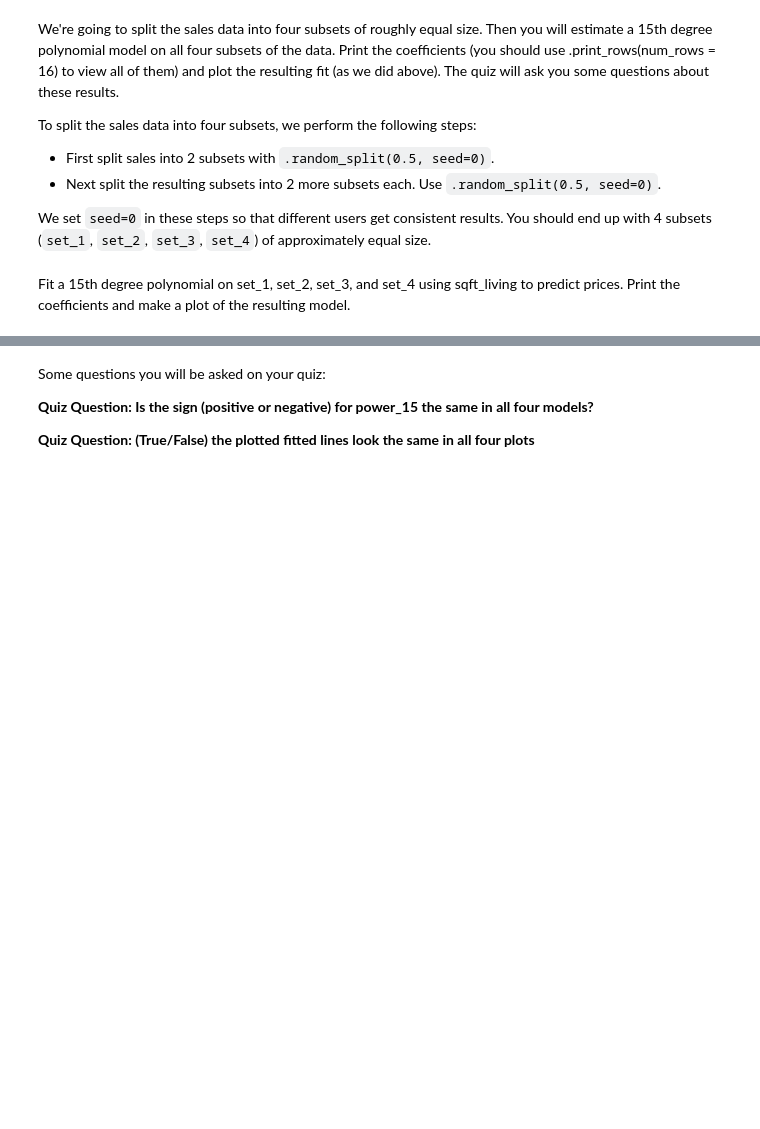
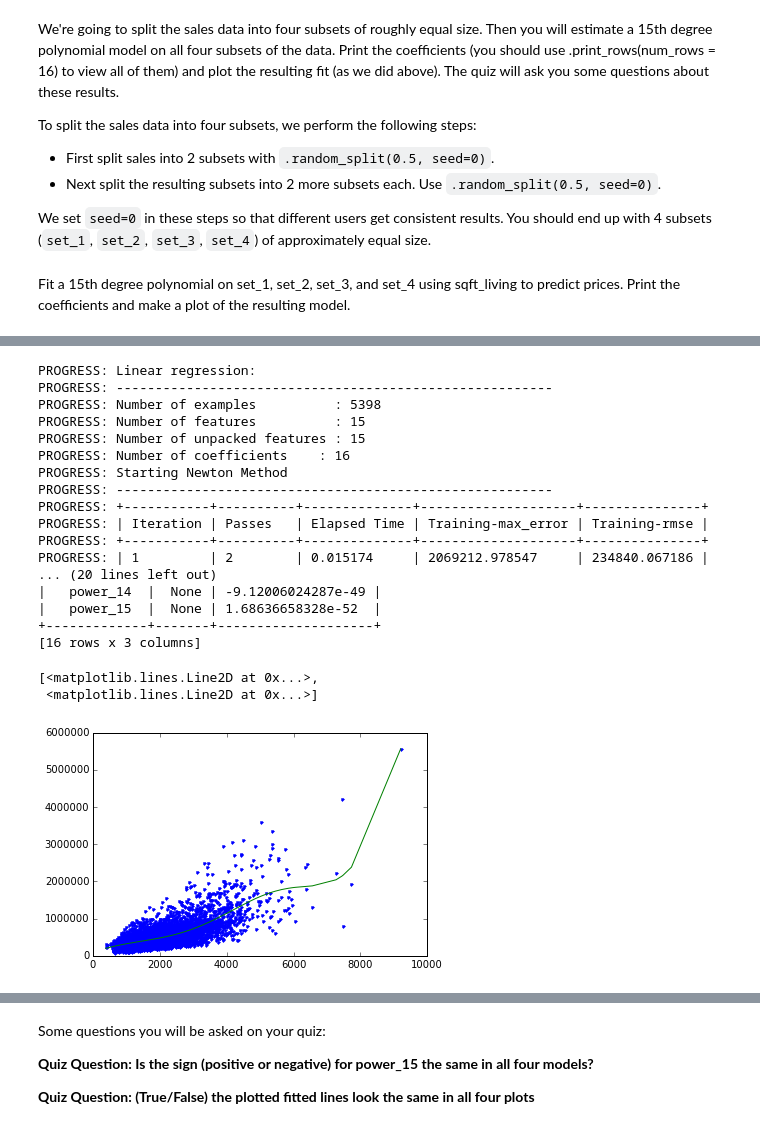
Before and after one commit to ledrui/Regression, a Jupyter notebook: week3/week-3-polynomial-regression-assignment-blank.ipynb, the cells around one changed output, grey strips where cells are left out. Drawn from its saved outputs; the diff is of its cells as text; code cells hidden in the pictures; blank space fills up the shorter version.

```diff
--- a/week3/week-3-polynomial-regression-assignment-blank.ipynb
+++ b/week3/week-3-polynomial-regression-assignment-blank.ipynb
@@ -224,0 +289,32 @@ Fit a 15th degree polynomial on set_1, set_2, set_3, and set_4 using sqft_living
+# %%
+# Set_2
+poly15_set_2_data = polynomial_sframe(set_2['sqft_living'], 15)
+my_features = poly15_set_2_data.column_names() # get the name of the features
+poly15_set_2_data['price'] = set_2['price'] # add price to the data since it's the target
+model_set_2 = graphlab.linear_regression.create(poly15_set_2_data, target = 'price', features = my_features, validation_set = None)
+
+model_set_2.get('coefficients').print_rows(num_rows=16)
+# Ploting
+plt.plot(poly15_set_2_data['power_1'],poly15_set_2_data['price'],'.',
+        poly15_set_2_data['power_1'], model_set_2.predict(poly15_set_2_data),'-')
+# %% [output]
+PROGRESS: Linear regression:
+PROGRESS: --------------------------------------------------------
+PROGRESS: Number of examples          : 5398
+PROGRESS: Number of features          : 15
+PROGRESS: Number of unpacked features : 15
+PROGRESS: Number of coefficients    : 16
+PROGRESS: Starting Newton Method
+PROGRESS: --------------------------------------------------------
+PROGRESS: +-----------+----------+--------------+--------------------+---------------+
+PROGRESS: | Iteration | Passes   | Elapsed Time | Training-max_error | Training-rmse |
+PROGRESS: +-----------+----------+--------------+--------------------+---------------+
+PROGRESS: | 1         | 2        | 0.015174     | 2069212.978547     | 234840.067186 |
+... (20 lines left out)
+|   power_14  |  None | -9.12006024287e-49 |
+|   power_15  |  None | 1.68636658328e-52  |
++-------------+-------+--------------------+
+[16 rows x 3 columns]
+[<matplotlib.lines.Line2D at 0x...>,
+ <matplotlib.lines.Line2D at 0x...>]
+[figure, added]
```
Also changed, not shown: parts of 11 cells of this notebook.
